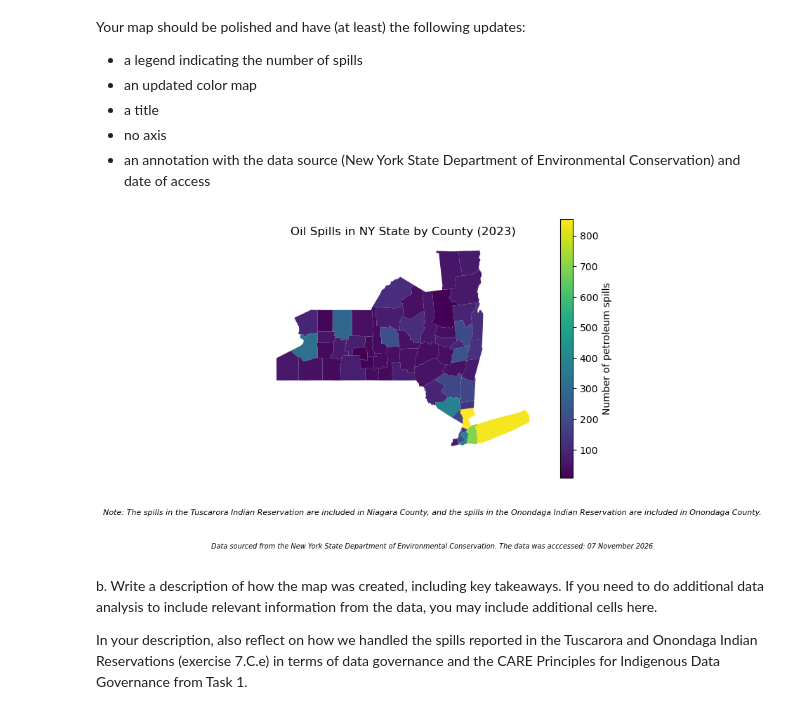
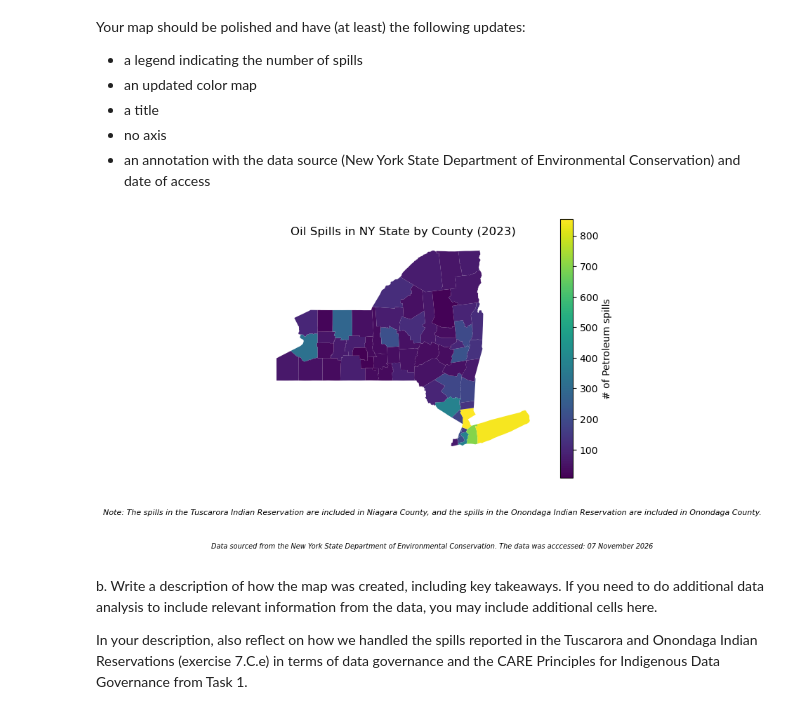
Before and after one commit to nberry18/eds220-hwk3, a Jupyter notebook: hwk3-task2-spills.ipynb, the cells around one changed output. Saved outputs shown, nothing was run; the diff lists cells and outputs as text; code cells hidden in the pictures.

```diff
--- a/hwk3-task2-spills.ipynb
+++ b/hwk3-task2-spills.ipynb
@@ -547,30 +780,34 @@ Your map should be polished and have (at least) the following updates:
 - no axis
 - an annotation with the data source (New York State Department of Environmental Conservation) and date of access
 # %%
+# Begin figure
 fig, ax = plt.subplots()
 
 #Create a choropleth map of ny_spills
 
 ny_spills.plot(ax = ax,
                    column = 'n_spills', # this parameter indicates which column to color by
-                    legend = True,
-                    legend_kwds = {'label': 'Number of petroleum spills'},
-                    cmap = 'viridis'
+                    legend = True, # Show legend
+                    legend_kwds = {'label': '# of Petroleum spills'},
+                    cmap = 'viridis' # color gradient
                     )
 
-ax.axis('off')
+ax.axis('off') # remove axis
 
+# Title
 ax.set_title('Oil Spills in NY State by County (2023)', fontsize = 12)
 
+# Setting text/ note
 plt.figtext(0.5, 0.0, 'Note: The spills in the Tuscarora Indian Reservation are included in Niagara County, and the spills in the Onondaga Indian Reservation are included in Onondaga County.',
     ha = 'center', fontsize = 8, style = 'italic')
 
+# Setting text/ note
 plt.figtext(0.5, -0.10, 'Data sourced from the New York State Department of Environmental Conservation. The data was acccessed: 07 November 2026',
     ha = 'center', fontsize = 7, style = 'italic')
 
 plt.show()
 # %% [output]
-[figure, old version]
+[figure, new version]
 # %% [markdown]
 b. Write a description of how the map was created, including key takeaways. If you need to do additional data analysis to include relevant information from the data, you may include additional cells here.
 
```
Also changed, not shown: parts of 38 cells of this notebook.
